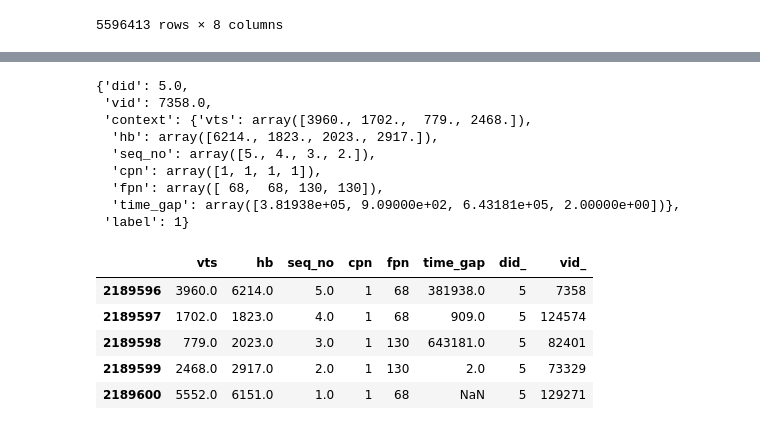
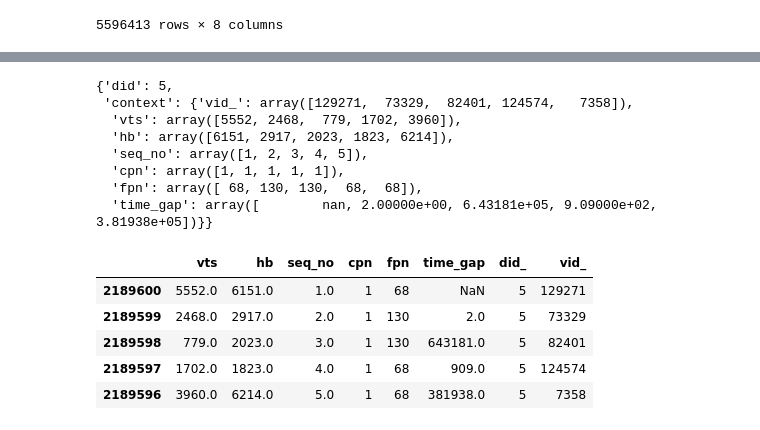
Before and after one commit to GZYZG/mgtv-2022, a Jupyter notebook: recall.ipynb, the cells around one changed output, grey strips where cells are left out. Cells and saved outputs as stored; diff of their text form; code cells hidden in the pictures.

```diff
--- a/recall.ipynb
+++ b/recall.ipynb
@@ -192,21 +255,20 @@ def generate_positive(his_df):
 # %%
-generate_positive(g.get_group(5))
+generate_meta_sample(g.get_group(5))
 # %% [output]
-{'did': 5.0,
- 'vid': 7358.0,
- 'context': {'vts': array([3960., 1702.,  779., 2468.]),
-  'hb': array([6214., 1823., 2023., 2917.]),
-  'seq_no': array([5., 4., 3., 2.]),
-  'cpn': array([1, 1, 1, 1]),
-  'fpn': array([ 68,  68, 130, 130]),
-  'time_gap': array([3.81938e+05, 9.09000e+02, 6.43181e+05, 2.00000e+00])},
- 'label': 1}
+{'did': 5,
+ 'context': {'vid_': array([129271,  73329,  82401, 124574,   7358]),
+  'vts': array([5552, 2468,  779, 1702, 3960]),
+  'hb': array([6151, 2917, 2023, 1823, 6214]),
+  'seq_no': array([1, 2, 3, 4, 5]),
+  'cpn': array([1, 1, 1, 1, 1]),
+  'fpn': array([ 68, 130, 130,  68,  68]),
+  'time_gap': array([        nan, 2.00000e+00, 6.43181e+05, 9.09000e+02, 3.81938e+05])}}
 # %%
-g.get_group(5)
+g.get_group(5).sort_values('seq_no')
 # %% [output]
 |  | vts | hb | seq_no | cpn | fpn | time_gap | did_ | vid_ |
+| 2189600 | 5552.0 | 6151.0 | 1.0 | 1 | 68 | NaN | 5 | 129271 |
+| 2189599 | 2468.0 | 2917.0 | 2.0 | 1 | 130 | 2.0 | 5 | 73329 |
+| 2189598 | 779.0 | 2023.0 | 3.0 | 1 | 130 | 643181.0 | 5 | 82401 |
+| 2189597 | 1702.0 | 1823.0 | 4.0 | 1 | 68 | 909.0 | 5 | 124574 |
 | 2189596 | 3960.0 | 6214.0 | 5.0 | 1 | 68 | 381938.0 | 5 | 7358 |
-| 2189597 | 1702.0 | 1823.0 | 4.0 | 1 | 68 | 909.0 | 5 | 124574 |
-| 2189598 | 779.0 | 2023.0 | 3.0 | 1 | 130 | 643181.0 | 5 | 82401 |
-| 2189599 | 2468.0 | 2917.0 | 2.0 | 1 | 130 | 2.0 | 5 | 73329 |
-| 2189600 | 5552.0 | 6151.0 | 1.0 | 1 | 68 | NaN | 5 | 129271 |
```
Also changed, not shown: parts of 12 cells of this notebook, 1 other file.
